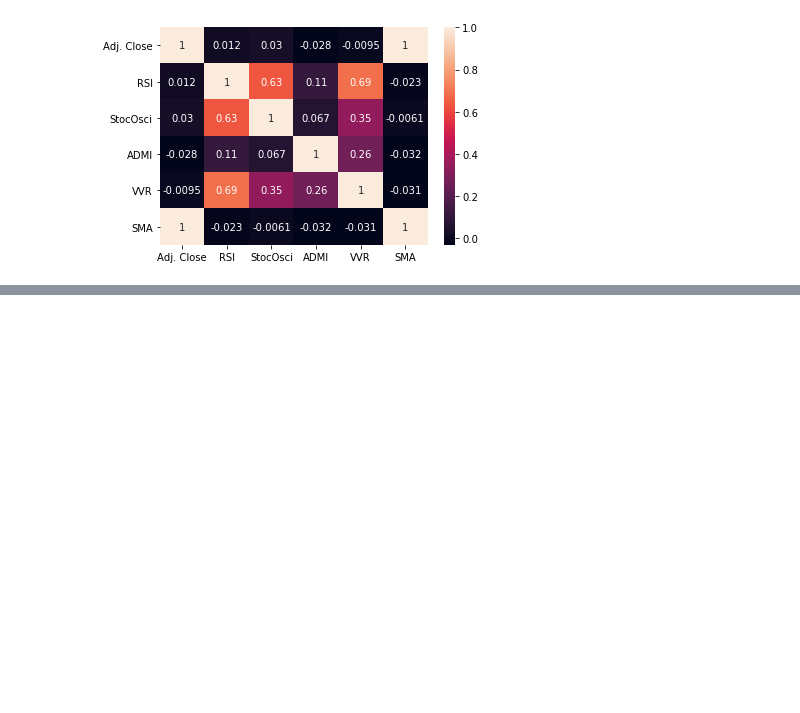
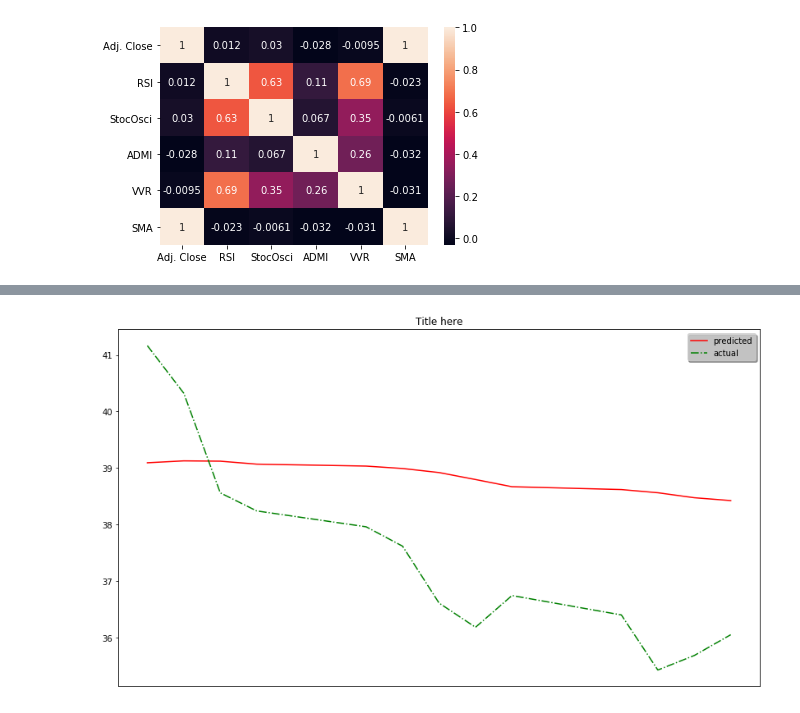
Before and after one commit to daemon515/ml, a Jupyter notebook: cap2/capstone_submission.ipynb, the cells around one changed output, grey strips where cells are left out. Cells and saved outputs as stored; diff of their text form; code cells hidden in the pictures; blank space fills up the shorter version.

```diff
--- a/cap2/capstone_submission.ipynb
+++ b/cap2/capstone_submission.ipynb
@@ -228,0 +659,65 @@ TimeSeries Validation: https://machinelearningmastery.com/backtest-machine-learn
+# %%
+from keras.models import Sequential
+from keras.layers import Dense
+from keras.layers import LSTM
+from keras.layers import Dropout
+import numpy as np
+import matplotlib.pyplot as plt
+from keras import backend
+
+def predictMultiVariateLSTM(ax, df, m_days, n_days, splits, dates, \
+                      neurons=20, num_epochs=1, mBatches=1, mStateFul=False, lossFn='mae', modelOptimizer='adam'):
+    scaler_train = MinMaxScaler(feature_range=(-1, 1))
+    testInputScaler = MinMaxScaler(feature_range=(-1, 1))
+    testPredictionScaler = MinMaxScaler(feature_range=(-1, 1))
+    train_test_split = int(df.shape[0] * 0.7)
+    df = df.reset_index().drop(['Date'], axis=1)
+    train, test = df[0:train_test_split], df[train_test_split:]
+    print("Train {} and test {}".format(train.shape, test.shape))
+    train_scaled = scaler_train.fit_transform(train[df.columns])
+    train_scaled = pd.DataFrame(train_scaled, columns=df.columns)
+    test_input_scaled = testInputScaler.fit_transform(test[df.columns])
+    test_input_scaled = pd.DataFrame(test_input_scaled, columns=df.columns)
+    test_prediction_scaled = testPredictionScaler.fit_transform(test[['Adj. Close']])
+    test_prediction_scaled = pd.DataFrame(test_prediction_scaled, columns=['Adj. Close'])
+
+    X_train, y_train = prepareMultiVariateLSTMModelData(train_scaled, m_days)
+    test_dates = dates[train_test_split+m_days:]
+
+    print("X train {} and Y train {}".format(X_train.shape, y_train.shape))
+    print("Test dates {}".format(test_dates.shape))
+    model = createLSTMModel(X_train, m_days, n_days, neurons, num_epochs, mBatches, mStateFul, lossFn, modelOptimizer)
+    history = None
+    for i in range(num_epochs):
+        history = model.fit(X_train, y_train, #validation_data=(X_test, y_test),
+              epochs=1, batch_size=mBatches, verbose=2)
+        model.reset_states()
+    print(history.history.keys())
+    X_test, y_test = prepareMultiVariateLSTMModelData(test_input_scaled, m_days)
+    score, y_pred, y_actual = score_prediction(model, testPredictionScaler, X_test, y_test, m_days, n_days)
+    test_dates = test_dates[n_days:]
+
+    if ax is not None:
+        print("Plot graph here")
+        cs.plot_graph(ax, test_dates, y_pred, y_actual, "Title here")
+
+    print(score)
+    return score
+
+def doMultiVariatePrediction(stock_data, split_count, M_history, N_predict):
+    plt.close('all')
+    fig, ax = plt.subplots(1, 1, figsize=(14,8))
+    stock_frame = stock_data
+    stock_dates = stock_frame.index.values
+    predictMultiVariateLSTM(ax, stock_frame, M_history, N_predict, split_count, stock_dates, 20, 5, 1, False)
+    plt.show()
+
+stockdf = cs.get_stock_dataframe(stock_name, dateFrom = stock_start_date)
+print(stockdf.columns)
+stockdf = stockdf[['Adj. Close', 'RSI', 'StocOsci', 'ADMI', 'VVR',]]
+doMultiVariatePrediction(stockdf, 2, 30, 14)
+
+#1.7034055157867667 - stateful=False, 14 day history to predict 3 days ahead, 20 neurons, 5 epochs
+#1.7820831662044965 - stateful=True, 14 day history to predict 3 days ahead, 20 neurons, 5 epochs
+#2.7579731522527156 - stateful=True, 60 day history to predict 14 days ahead, 20 neurons, 5 epochs
+# %% [output]
@@ -229 +741,2 @@ TimeSeries Validation: https://machinelearningmastery.com/backtest-machine-learn
+[figure, added]
 # %% [markdown]
```
Also changed, not shown: parts of 21 cells of this notebook, 3 other files.
